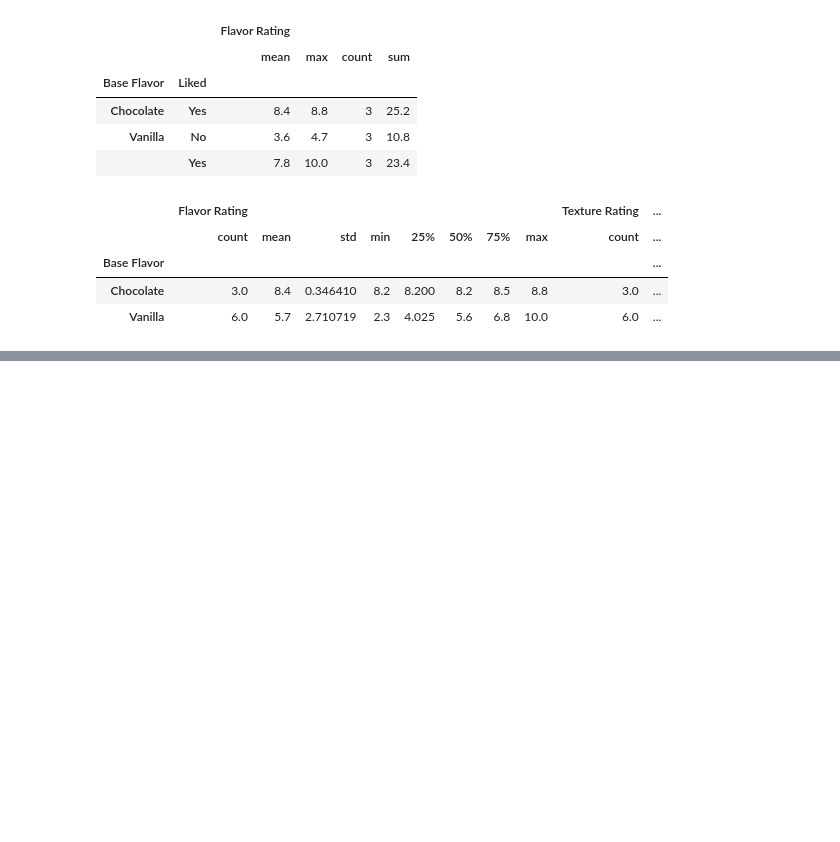
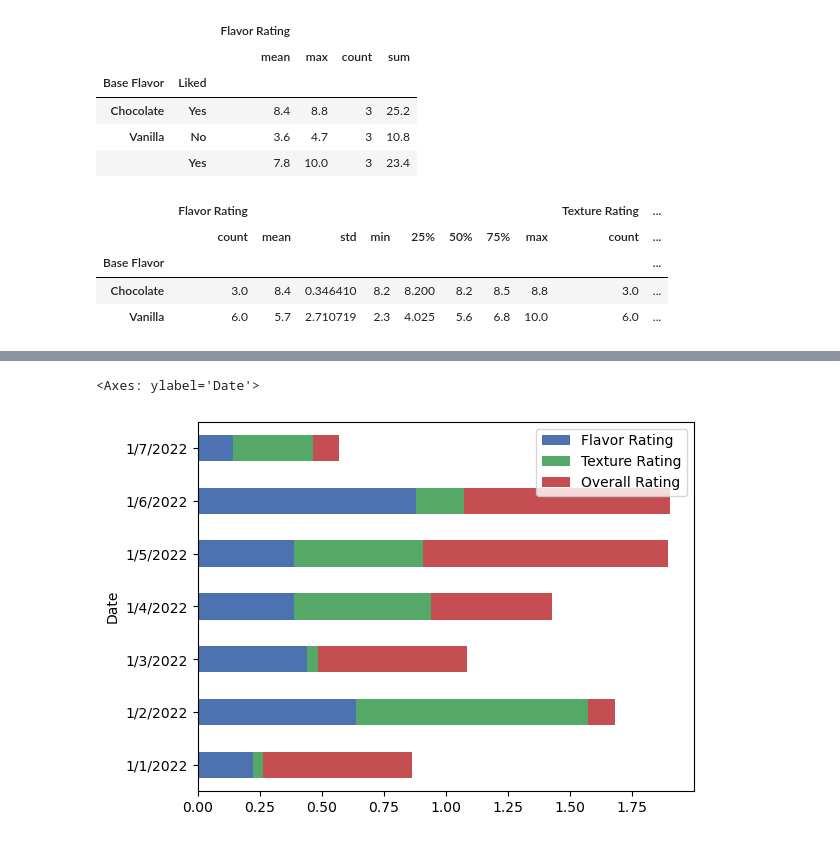
Before and after one commit to kinnari15/Data_Analyst_Portfolio, a Jupyter notebook: Python/Pandas_Practice.ipynb, the cells around one changed output, grey strips where cells are left out. Cells and saved outputs as stored; diff of their text form; code cells hidden in the pictures; blank space fills up the shorter version.

```diff
--- a/Python/Pandas_Practice.ipynb
+++ b/Python/Pandas_Practice.ipynb
@@ -666,0 +820,5 @@ df.groupby('Base Flavor').describe()
+# %%
+df.plot.barh(stacked=True)
+# %% [output]
+<Axes: ylabel='Date'>
+[figure, added]
```
Also changed, not shown: parts of 24 cells of this notebook, 3 other files.
